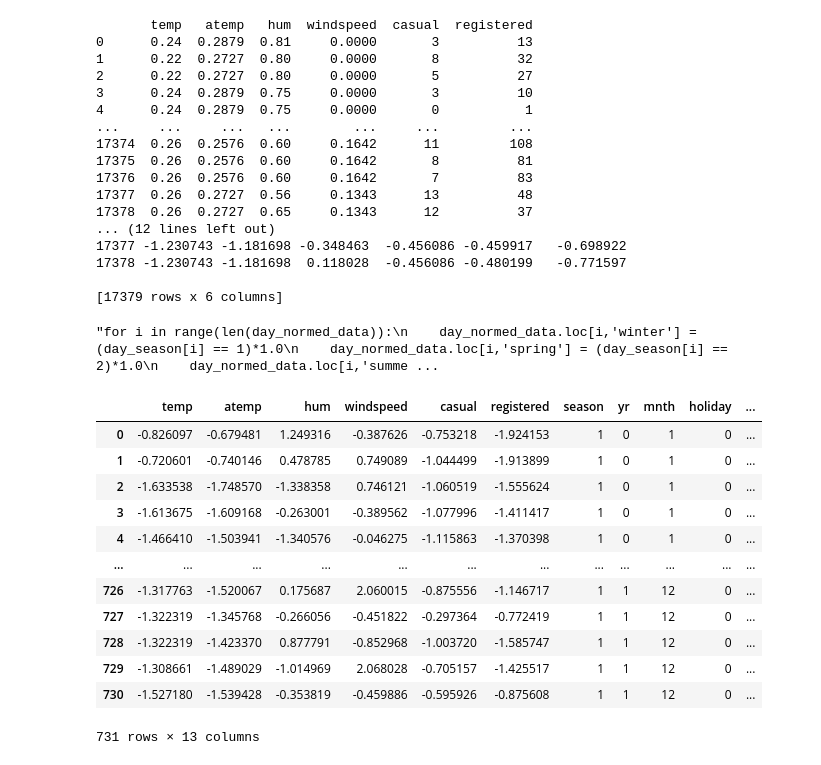
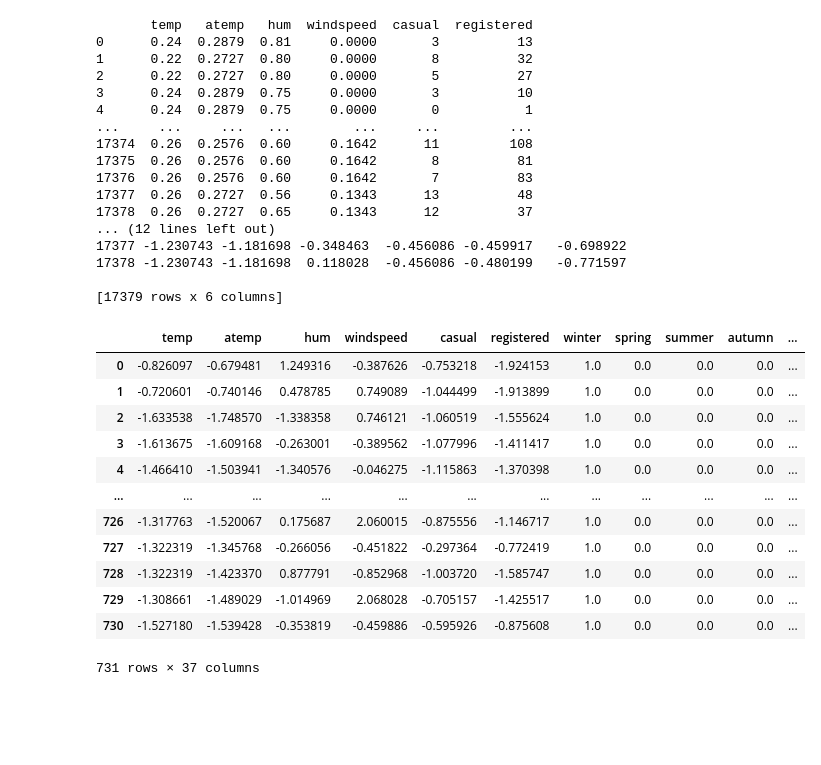
Before and after one commit to unicorn-yh/Deep-Learning-Mindspore, a Jupyter notebook: Bike Sharing/bike-sharing.ipynb, the cells around one changed output. Cells and saved outputs as stored; diff of their text form; code cells hidden in the pictures; blank space fills up the shorter version.

```diff
--- a/Bike Sharing/bike-sharing.ipynb
+++ b/Bike Sharing/bike-sharing.ipynb
@@ -216,61 +214,50 @@ print(hour_normed_data)
 
 [17379 rows x 6 columns]
 # %%
-'''for i in range(len(day_normed_data)):
+for i in range(len(day_normed_data)):
     day_normed_data.loc[i,'winter'] = (day_season[i] == 1)*1.0
     day_normed_data.loc[i,'spring'] = (day_season[i] == 2)*1.0
     day_normed_data.loc[i,'summer'] = (day_season[i] == 3)*1.0
     day_normed_data.loc[i,'autumn'] = (day_season[i] == 4)*1.0
     day_normed_data.loc[i,'2011'] = (day_year[i] == 1)*1.0
     day_normed_data.loc[i,'2012'] = (day_year[i] == 2)*1.0
     day_normed_data.loc[i,'Jan'] = (day_month[i] == 1)*1.0
     day_normed_data.loc[i,'Feb'] = (day_month[i] == 2)*1.0
     day_normed_data.loc[i,'Mar'] = (day_month[i] == 3)*1.0
     day_normed_data.loc[i,'Apr'] = (day_month[i] == 4)*1.0
     day_normed_data.loc[i,'May'] = (day_month[i] == 5)*1.0
     day_normed_data.loc[i,'Jun'] = (day_month[i] == 6)*1.0
     day_normed_data.loc[i,'Jul'] = (day_month[i] == 7)*1.0
     day_normed_data.loc[i,'Aug'] = (day_month[i] == 8)*1.0
     day_normed_data.loc[i,'Sep'] = (day_month[i] == 9)*1.0
     day_normed_data.loc[i,'Oct'] = (day_month[i] == 10)*1.0
     day_normed_data.loc[i,'Nov'] = (day_month[i] == 11)*1.0
     day_normed_data.loc[i,'Dec'] = (day_month[i] == 12)*1.0
     day_normed_data.loc[i,'Sun'] = (day_weekday[i] == 0)*1.0
     day_normed_data.loc[i,'Mon'] = (day_weekday[i] == 1)*1.0
     day_normed_data.loc[i,'Tue'] = (day_weekday[i] == 2)*1.0
     day_normed_data.loc[i,'Wed'] = (day_weekday[i] == 3)*1.0
     day_normed_data.loc[i,'Thu'] = (day_weekday[i] == 4)*1.0
     day_normed_data.loc[i,'Fri'] = (day_weekday[i] == 5)*1.0
     day_normed_data.loc[i,'Sat'] = (day_weekday[i] == 6)*1.0
     day_normed_data.loc[i,'Clear'] = (day_weathersit[i] == 1)*1.0
     day_normed_data.loc[i,'Mist'] = (day_weathersit[i] == 2)*1.0
     day_normed_data.loc[i,'Light Rain'] = (day_weathersit[i] == 3)*1.0
     day_normed_data.loc[i,'Heavy Rain'] = (day_weathersit[i] == 4)*1.0
 day_normed_data['holiday'] = day_holiday
 day_normed_data['workingday'] = day_workingday
-day_normed_data'''
+day_normed_data
 # %% [output]
+|  | temp | atemp | hum | windspeed | casual | registered | winter | spring | summer | autumn | ... |
+| 0 | -0.826097 | -0.679481 | 1.249316 | -0.387626 | -0.753218 | -1.924153 | 1.0 | 0.0 | 0.0 | 0.0 | ... |
+| 1 | -0.720601 | -0.740146 | 0.478785 | 0.749089 | -1.044499 | -1.913899 | 1.0 | 0.0 | 0.0 | 0.0 | ... |
+| 2 | -1.633538 | -1.748570 | -1.338358 | 0.746121 | -1.060519 | -1.555624 | 1.0 | 0.0 | 0.0 | 0.0 | ... |
+| 3 | -1.613675 | -1.609168 | -0.263001 | -0.389562 | -1.077996 | -1.411417 | 1.0 | 0.0 | 0.0 | 0.0 | ... |
+| 4 | -1.466410 | -1.503941 | -1.340576 | -0.046275 | -1.115863 | -1.370398 | 1.0 | 0.0 | 0.0 | 0.0 | ... |
+| ... | ... | ... | ... | ... | ... | ... | ... | ... | ... | ... | ... |
+| 726 | -1.317763 | -1.520067 | 0.175687 | 2.060015 | -0.875556 | -1.146717 | 1.0 | 0.0 | 0.0 | 0.0 | ... |
+| 727 | -1.322319 | -1.345768 | -0.266056 | -0.451822 | -0.297364 | -0.772419 | 1.0 | 0.0 | 0.0 | 0.0 | ... |
+| 728 | -1.322319 | -1.423370 | 0.877791 | -0.852968 | -1.003720 | -1.585747 | 1.0 | 0.0 | 0.0 | 0.0 | ... |
+| 729 | -1.308661 | -1.489029 | -1.014969 | 2.068028 | -0.705157 | -1.425517 | 1.0 | 0.0 | 0.0 | 0.0 | ... |
+| 730 | -1.527180 | -1.539428 | -0.353819 | -0.459886 | -0.595926 | -0.875608 | 1.0 | 0.0 | 0.0 | 0.0 | ... |
-"for i in range(len(day_normed_data)):\n    day_normed_data.loc[i,'winter'] = (day_season[i] == 1)*1.0\n    day_normed_data.loc[i,'spring'] = (day_season[i] == 2)*1.0\n    day_normed_data.loc[i,'summe ...
+731 rows × 37 columns
-# %%
-day_normed_data['season'] = day_season
-day_normed_data['yr'] = day_year
-day_normed_data['mnth'] = day_month
-day_normed_data['holiday'] = day_holiday
-day_normed_data['weekday'] = day_weekday
-day_normed_data['workingday'] = day_workingday
-day_normed_data['weathersit'] = day_weathersit
-day_normed_data
-# %% [output]
-|  | temp | atemp | hum | windspeed | casual | registered | season | yr | mnth | holiday | ... |
-| 0 | -0.826097 | -0.679481 | 1.249316 | -0.387626 | -0.753218 | -1.924153 | 1 | 0 | 1 | 0 | ... |
-| 1 | -0.720601 | -0.740146 | 0.478785 | 0.749089 | -1.044499 | -1.913899 | 1 | 0 | 1 | 0 | ... |
-| 2 | -1.633538 | -1.748570 | -1.338358 | 0.746121 | -1.060519 | -1.555624 | 1 | 0 | 1 | 0 | ... |
-| 3 | -1.613675 | -1.609168 | -0.263001 | -0.389562 | -1.077996 | -1.411417 | 1 | 0 | 1 | 0 | ... |
-| 4 | -1.466410 | -1.503941 | -1.340576 | -0.046275 | -1.115863 | -1.370398 | 1 | 0 | 1 | 0 | ... |
-| ... | ... | ... | ... | ... | ... | ... | ... | ... | ... | ... | ... |
-| 726 | -1.317763 | -1.520067 | 0.175687 | 2.060015 | -0.875556 | -1.146717 | 1 | 1 | 12 | 0 | ... |
-| 727 | -1.322319 | -1.345768 | -0.266056 | -0.451822 | -0.297364 | -0.772419 | 1 | 1 | 12 | 0 | ... |
-| 728 | -1.322319 | -1.423370 | 0.877791 | -0.852968 | -1.003720 | -1.585747 | 1 | 1 | 12 | 0 | ... |
-| 729 | -1.308661 | -1.489029 | -1.014969 | 2.068028 | -0.705157 | -1.425517 | 1 | 1 | 12 | 0 | ... |
-| 730 | -1.527180 | -1.539428 | -0.353819 | -0.459886 | -0.595926 | -0.875608 | 1 | 1 | 12 | 0 | ... |
-731 rows × 13 columns
```
Also changed, not shown: parts of 14 cells of this notebook.
